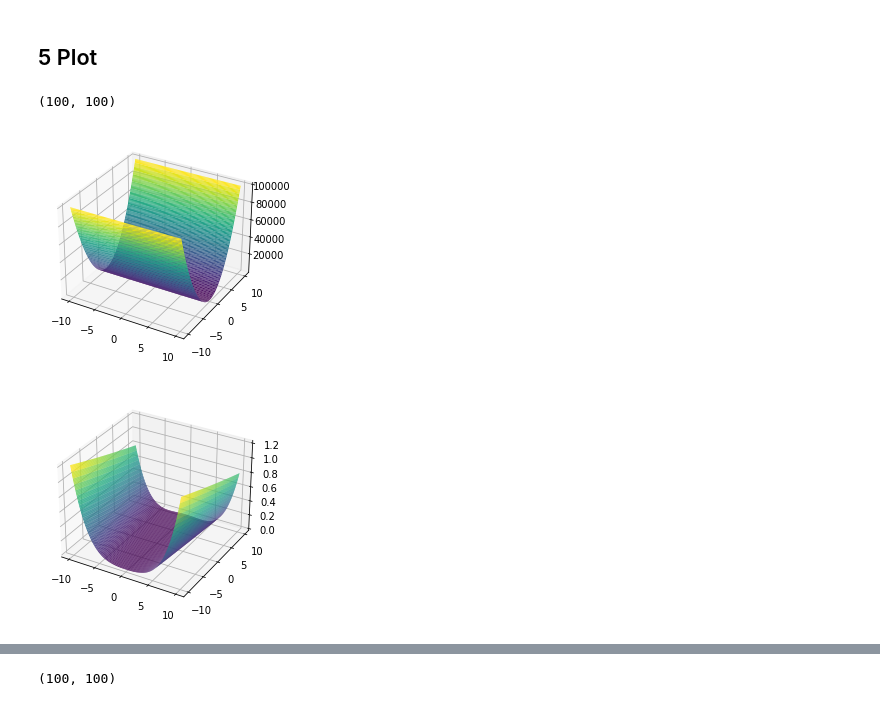
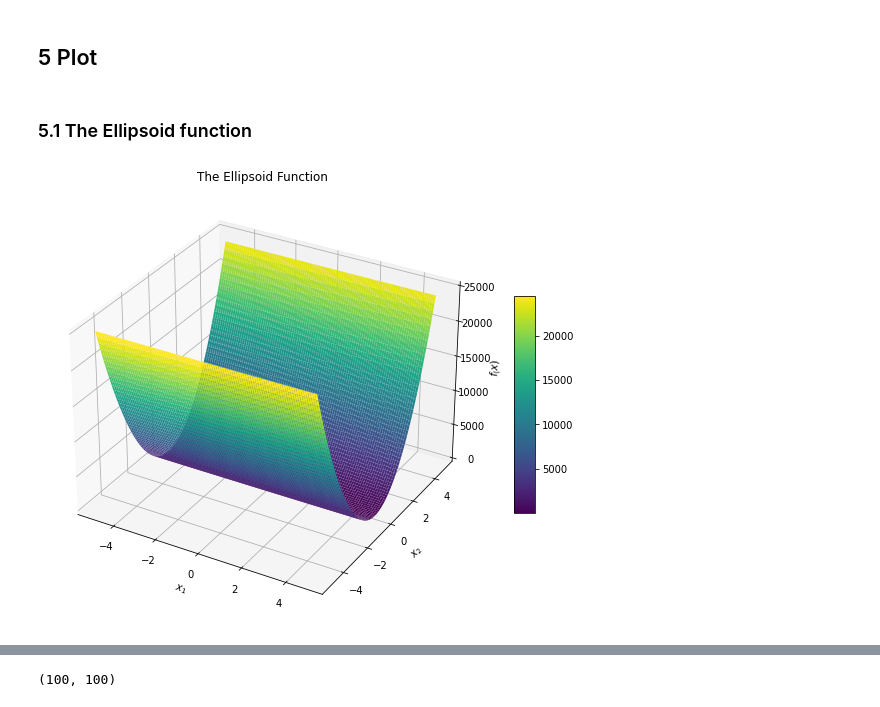
Before and after one commit to UCPHszf/Numerical-Optimization, a Jupyter notebook: code/case_studies.ipynb, the cells around one changed output, grey strips where cells are left out. Drawn from its saved outputs; the diff is of its cells as text; code cells hidden in the pictures.

Commit message:
Simplify plot logic

```diff
--- a/code/case_studies.ipynb
+++ b/code/case_studies.ipynb
@@ -14,7 +14,7 @@ from sympy.functions import log, exp
 def ellipsoid(x: List[float] = None, alpha: int = 1000) -> float:
     if x is not None:
         d = len(x)
-        return sum([np.power(alpha, (i - 1) / (d - 1)) * np.power(x[i - 1], 2) for i in range(1, d + 1)])
+        return sum([alpha ** ((i - 1) / (d - 1)) * x[i - 1] ** 2 for i in range(1, d + 1)])
     else:
         i, d, alpha = sp.symbols('i d alpha')
         x = sp.IndexedBase('x')
@@ -22,8 +22,8 @@ def ellipsoid(x: List[float] = None, alpha: int = 1000) -> float:
 
 
 def rosenbrock_banana(x_1: float = None, x_2: float = None) -> float:
-    if x_1 and x_2:
-        return np.power(1 - x_1, 2) + 100 * np.power(x_2 - np.power(x_1, 2), 2)
+    if x_1 != None and x_2 != None:
+        return (1 - x_1) ** 2 + 100 * (x_2 - x_1 ** 2) ** 2
     else:
         x_1, x_2 = sp.symbols('x_1 x_2')
         return (1 - x_1) ** 2 + 100 * (x_2 - x_1 ** 2) ** 2
@@ -53,7 +53,7 @@ def attractive_sector(x: List[float] = None, q: float = 1e4) -> float:
         print("An error happened. The temporary x is {}.".format(x))
 
 
-def sum_of_different_powers_function(x: List[float] = None) -> float:
+def sum_of_different_powers(x: List[float] = None) -> float:
     if x is not None:
         d = len(x)
         return sum([np.power(np.power(x[i - 1], 2), 1 + (i - 1) / (d - 1)) for i in range(1, d + 1)])
@@ -339,26 +317,36 @@ def my_plot_3d(func, start=-10, end=10):
-# %%
-my_plot_3d(ellipsoid)
-# %% [output]
-(100, 100)
-[figure, removed]
-# %%
-def plot_rosenbrock_banana(start=-10, end=10):
-    x = np.linspace(start, end, 100)
-    y = np.linspace(start, end, 100)
-    X, Y = np.meshgrid(x, y)
-    n = len(X)
-    Z = np.array([[0] * n for _ in range(n)])
-    for i in range(n):
-        for j in range(n):
-            Z[i][j] = rosenbrock_banana(x_1=X[i][j], x_2=Y[i][j])
-
-    fig = plt.figure()
-    ax = plt.axes(projection='3d')
-    # ax.contour3D(X, Y, Z, 50)
-    # ax.plot_wireframe(X, Y, Z)
-    ax.plot_surface(X, Y, Z, rstride=1, cstride=1,
-                cmap='viridis', edgecolor='none')
-
-plot_rosenbrock_banana()
-# %% [output]
-[figure, removed]
+# %% [markdown]
+### 5.1 The Ellipsoid function
+# %%
+import matplotlib.pyplot as plt
+
+func = {"ellipsoid": ellipsoid,
+        "rosenbrock banana": lambda x_1, x_2 : (1 - x_1) ** 2 + 100 * (x_2 - x_1 ** 2) ** 2,
+        "log ellipsoid": log_ellipsoid,
+        "attractive sector": attractive_sector,
+        "sum of different powers": sum_of_different_powers}
+
+def my_plot_3d(X, Y, func_name: str):
+    X, Y = np.meshgrid(X, Y)
+
+    f = func[func_name]
+    if func_name == "rosenbrock banana":
+        Z = f(X, Y)
+    else:
+        n = X.shape[0]
+        Z = np.array([[f([X[i][j], Y[i][j]]) for j in range(n)] for i in range(n)])
+
+    fig = plt.figure(figsize=(12, 8))
+    ax = plt.axes(projection='3d')
+    surf = ax.plot_surface(X, Y, Z, rstride=1, cstride=1, cmap='viridis', edgecolor='none')
+    fig.colorbar(surf, shrink=0.5, aspect=10)
+    ax.set_xlabel("$x_1$")
+    ax.set_ylabel("$x_2$")
+    ax.set_zlabel("$f_(x)$")
+    ax.set_title("The {} Function".format(func_name).title())
+    fig.savefig("../images/{}_3d.png".format(func_name))
+# %%
+X = np.arange(-5, 5, 0.1)
+Y = np.arange(-5, 5, 0.1)
+my_plot_3d(X, Y, "ellipsoid")
+# %% [output]
+[figure, added]
```
Also changed, not shown: parts of 15 cells of this notebook.
